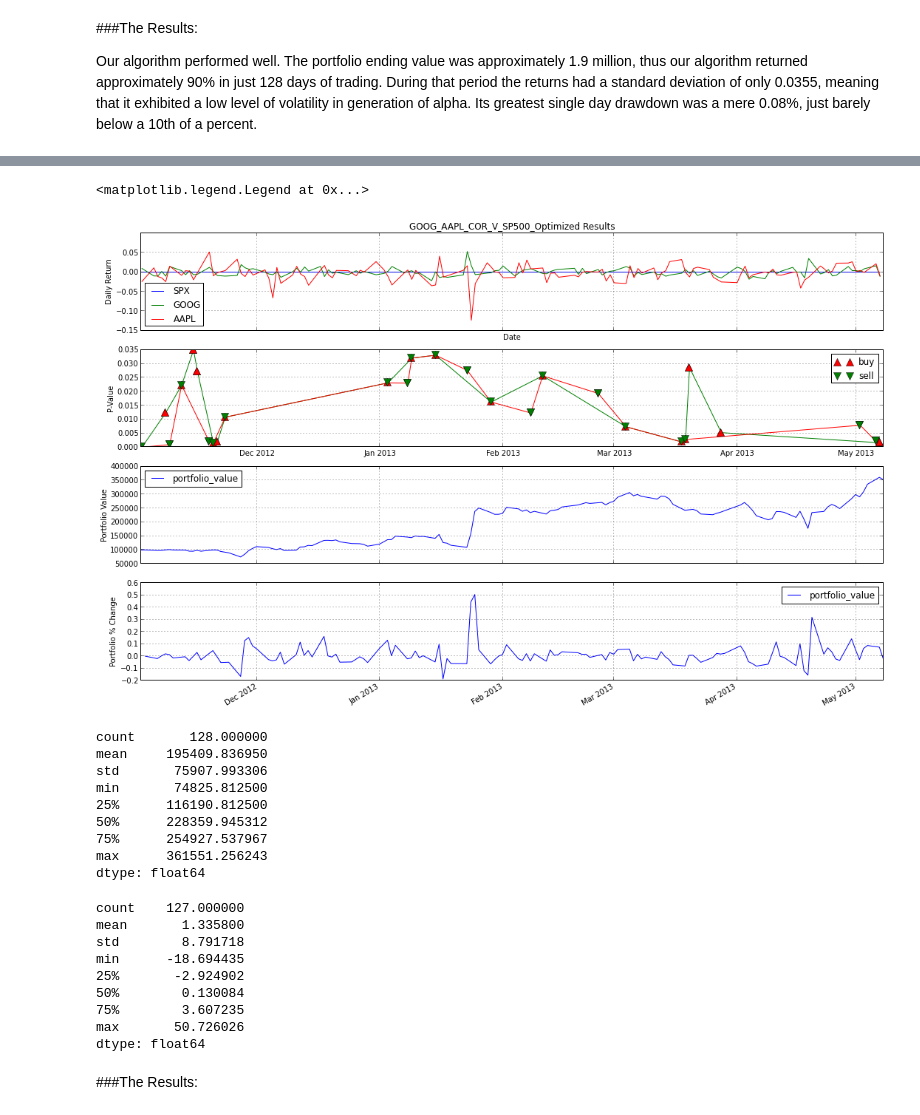
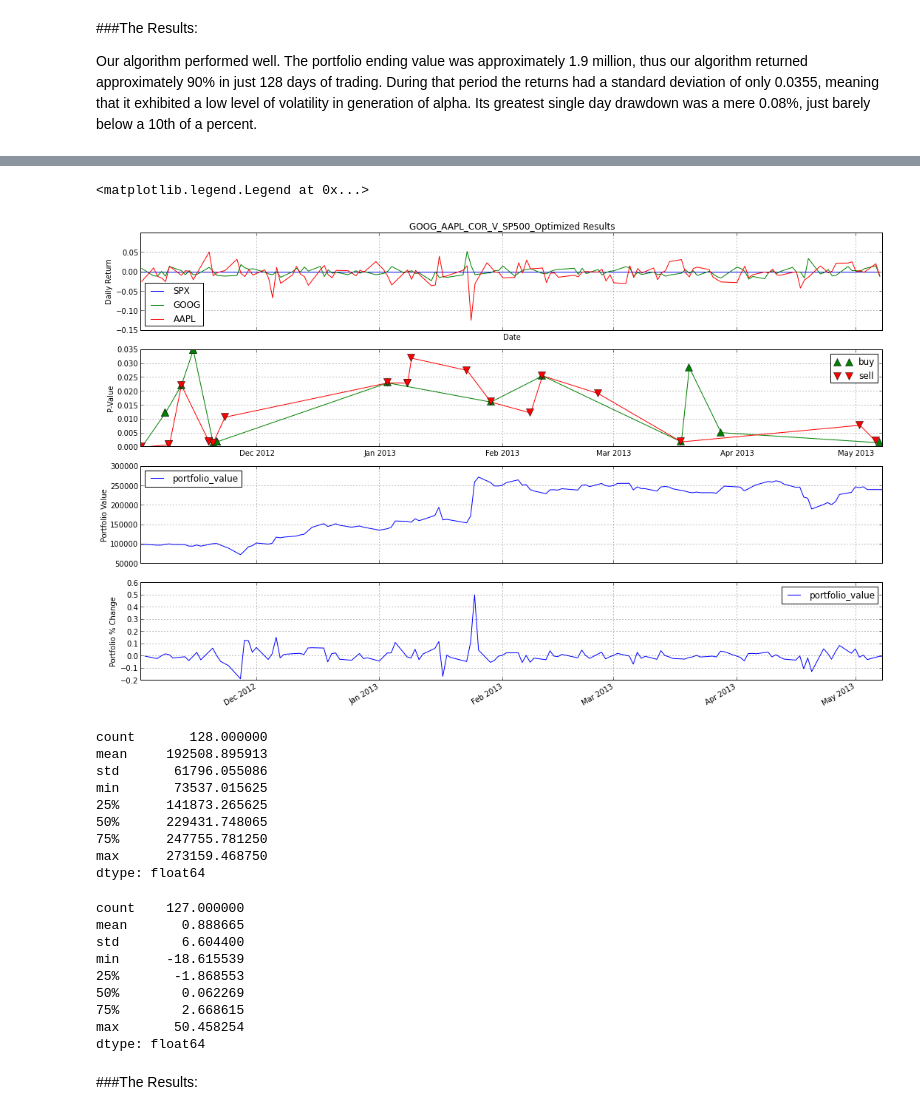
Before and after one commit to agconti/trading, a Jupyter notebook: GOOG V. AAPL Correlation Arb.ipynb, the cells around one changed output, grey strips where cells are left out. Saved outputs shown, nothing was run; the diff lists cells and outputs as text; code cells hidden in the pictures.

```diff
--- a/GOOG V. AAPL Correlation Arb.ipynb
+++ b/GOOG V. AAPL Correlation Arb.ipynb
@@ -483,6 +464,7 @@ class GOOG_AAPL_COR_V_SP500_Optimized(TradingAlgorithm): # inherit from TradingA
         self.sell_orders = []
         self.corr_values_aapl = []
         self.corr_values_goog = []
+        self.orders = 0
 
     def handle_data(self, data):
         self.pricea = data.AAPL.price
@@ -496,27 +478,31 @@ class GOOG_AAPL_COR_V_SP500_Optimized(TradingAlgorithm): # inherit from TradingA
         aapl_mov, goog_mov = self.spx_normalize(data, self.pricea, self.priceg, self.pricespx, self.pricealag, self.priceglag, self.pricespxlag)
 
         corr, pval = self.correlation(data, self.pricea, self.priceg)
-        print str(data.AAPL.datetime) + '  Pearson Correlation: ' + str(corr)
+        print str(data.AAPL.datetime) + ': Pearson Correlation: ' + str(corr)
 
         #notional = self.portfolio.positions[data.AAPL].amount * pricea
         #notional = notional + self.portfolio.positions[data.GOOG].amount * priceg
 
-        if goog_mov < 0 and np.abs(corr) > self.corr_tolerance:
+        if goog_mov < 0 and np.abs(corr) > self.corr_tolerance and self.orders > (-2):
             self.order('AAPL',-(self.trade_size_aapl))
             self.sell_orders.append((data.AAPL.datetime, pval))
+            self.orders -= 1
             print "{dt}: Selling {ts} AAPL shares.".format(dt = data.AAPL.datetime, ts = self.trade_size_aapl)
-        elif goog_mov > 0 and np.abs(corr) > self.corr_tolerance:
+        elif goog_mov > 0 and np.abs(corr) > self.corr_tolerance and self.orders < (2):
             self.order('AAPL',(self.trade_size_aapl))
             self.buy_orders.append((data.AAPL.datetime, pval))
+            self.orders += 1
             print "{dt}: Buying {ts} AAPL shares.".format(dt = data.AAPL.datetime, ts = self.trade_size_aapl)
 
-        if aapl_mov < 0 and  np.abs(corr) > self.corr_tolerance:
+        if aapl_mov < 0 and  np.abs(corr) > self.corr_tolerance and np.abs(self.orders) > (-2):
             self.order('GOOG',-(self.trade_size_goog))
             self.sell_orders.append((data.GOOG.datetime, pval))
+            self.orders -= 1
             print "{dt}: Selling {ts} GOOG shares.".format(dt = data.GOOG.datetime, ts = self.trade_size_goog)
-        elif aapl_mov > 0 and np.abs(corr) > self.corr_tolerance:
+        elif aapl_mov > 0 and np.abs(corr) > self.corr_tolerance and np.abs(self.orders) < (2):
             self.order('GOOG', self.trade_size_goog)
             self.buy_orders.append((data.GOOG.datetime, pval))
+            self.orders += 1
             print "{dt}: Buying {ts} GOOG shares.".format(dt = data.GOOG.datetime, ts = self.trade_size_goog)
 
         # lag price variables
@@ -580,59 +572,59 @@ ax1 = plt.subplot(411)
 (data.AAPL.pct_change() - data.SPX.pct_change()).plot(label='AAPL')
 plt.ylabel("Daily Return")
 legend(loc='best')
 plt.title("Adj Closing Prices adjusted for S&P movements")
 plt.setp(ax2.get_xticklabels(), visible=False)
 
 GOOG_AAPL_COR_V_SP500_Optimized.buy_orders = np.asarray(GOOG_AAPL_COR_V_SP500_Optimized.buy_orders)
 GOOG_AAPL_COR_V_SP500_Optimized.sell_orders = np.asarray(GOOG_AAPL_COR_V_SP500_Optimized.sell_orders)
 plt.title("GOOG_AAPL_COR_V_SP500_Optimized Results")
 
 ax2 = plt.subplot(412, sharex=ax1)
 plt.plot(GOOG_AAPL_COR_V_SP500_Optimized.buy_orders[:,0], GOOG_AAPL_COR_V_SP500_Optimized.buy_orders[:,1], color = 'g')
 plt.plot(GOOG_AAPL_COR_V_SP500_Optimized.sell_orders[:,0], GOOG_AAPL_COR_V_SP500_Optimized.sell_orders[:,1], color = 'r')
-plt.plot(GOOG_AAPL_COR_V_SP500_Optimized.buy_orders[:,0], GOOG_AAPL_COR_V_SP500_Optimized.buy_orders[:,1], '^', c='r', markersize=10, label='buy')
-plt.plot(GOOG_AAPL_COR_V_SP500_Optimized.sell_orders[:,0], GOOG_AAPL_COR_V_SP500_Optimized.sell_orders[:,1], 'v', c='g', markersize=10, label='sell')
+plt.plot(GOOG_AAPL_COR_V_SP500_Optimized.buy_orders[:,0], GOOG_AAPL_COR_V_SP500_Optimized.buy_orders[:,1], '^', c='g', markersize=10, label='buy')
+plt.plot(GOOG_AAPL_COR_V_SP500_Optimized.sell_orders[:,0], GOOG_AAPL_COR_V_SP500_Optimized.sell_orders[:,1], 'v', c='r', markersize=10, label='sell')
 plt.ylabel('P-Value')
 plt.grid(b=True)
 plt.setp(ax1.get_xticklabels(), visible=False)
 plt.legend()
 
 ax3 = plt.subplot(413, sharex=ax1)
 results_GOOG_AAPL_COR_V_SP500_Optimized.portfolio_value.plot()
 plt.setp(ax3.get_xticklabels(), visible=False)
 plt.ylabel('Portfolio Value')
 plt.legend(loc='best')
 
 ax4 = plt.subplot(414, sharex=ax1)
 results_GOOG_AAPL_COR_V_SP500_Optimized.portfolio_value.pct_change().plot()
 plt.ylabel('Portfolio % Change')
 plt.legend()
 # %% [output]
 <matplotlib.legend.Legend at 0x...>
-[figure, old version]
+[figure, new version]
 # %%
 results_GOOG_AAPL_COR_V_SP500_Optimized.portfolio_value.describe()
 # %% [output]
 count       128.000000
-mean     195409.836950
-std       75907.993306
-min       74825.812500
-25%      116190.812500
-50%      228359.945312
-75%      254927.537967
-max      361551.256243
+mean     192508.895913
+std       61796.055086
+min       73537.015625
+25%      141873.265625
+50%      229431.748065
+75%      247755.781250
+max      273159.468750
 dtype: float64
 # %%
 results_GOOG_AAPL_COR_V_SP500_Optimized.portfolio_value.pct_change().apply(lambda x: x * 100).describe()
 # %% [output]
 count    127.000000
-mean       1.335800
-std        8.791718
-min      -18.694435
-25%       -2.924902
-50%        0.130084
-75%        3.607235
-max       50.726026
+mean       0.888665
+std        6.604400
+min      -18.615539
+25%       -1.868553
+50%        0.062269
+75%        2.668615
+max       50.458254
 dtype: float64
 # %% [markdown]
 ###The Results:
```
Also changed, not shown: parts of 11 cells of this notebook.
